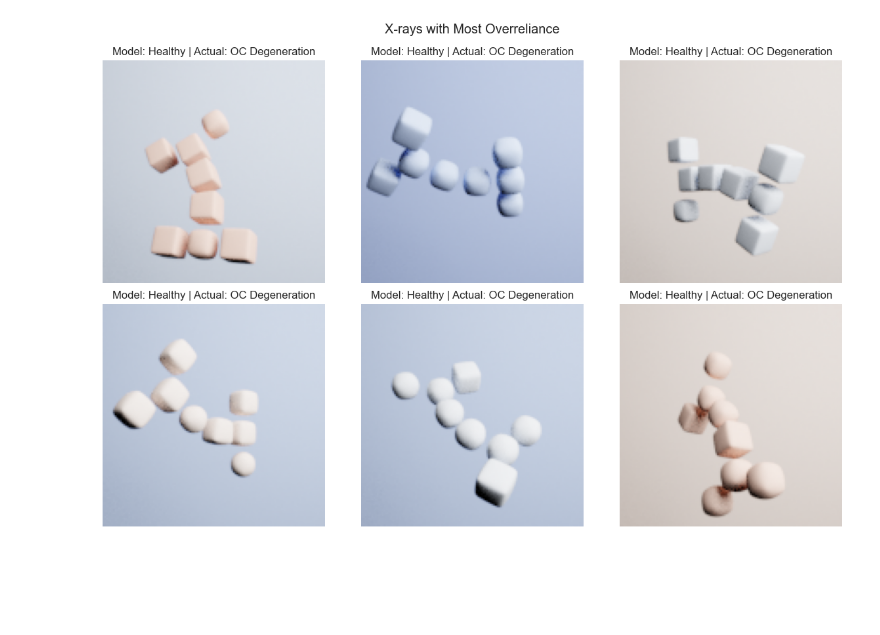
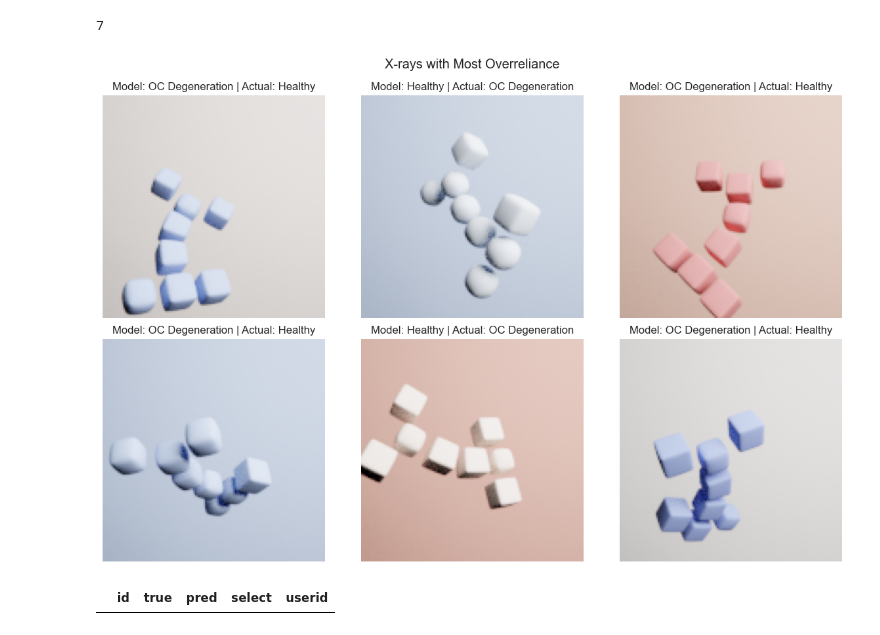
Before and after one commit to davidsjohnson/evalxai_studies, a Jupyter notebook: notebooks/results_full.ipynb, the cells around one changed output. Saved outputs shown, nothing was run; the diff lists cells and outputs as text; code cells hidden in the pictures; blank space fills up the shorter version.

```diff
--- a/notebooks/results_full.ipynb
+++ b/notebooks/results_full.ipynb
@@ -59,11 +56,11 @@ def get_results(df, stage):
 
     # healthy distrust (prev. approp. reliance)
     hdt_cond = disagree_cond & incorrect_preds
-    h_distrust = (hdt_cond).astype(int).sum() / (disagree_cond).astype(int).sum()
+    h_distrust = (hdt_cond).astype(int).sum() / (incorrect_preds).astype(int).sum()
 
     # health trust
     ht_cond = agree_cond & correct_preds
-    h_trust = (ht_cond).astype(int).sum() / (agree_cond).astype(int).sum()
+    h_trust = (ht_cond).astype(int).sum() / (correct_preds).astype(int).sum()
 
     return acc, reliance, overreliance, underreliance, disagree, h_distrust, h_trust
 # %%
@@ -270,9 +267,9 @@ df_hd = df_ai[hd_cond]['id'].value_counts().reset_index()
 df_ht = df_ai[ht_cond]['id'].value_counts().reset_index()
 # %%
 gdrive = Path('/Users/djohnson/Library/CloudStorage/GoogleDrive-fortjay81@gmail.com/My Drive')
-samples_path = gdrive / 'hcxai/blockies/oc_degeneration_original/original_input/ pytorch_model'
+samples_path = gdrive / 'hcxai/blockies/oc_degeneration_original/original_input/pytorch_model'
 
 
 
-xai_samples_csv = samples_path / 'original_input' / ' nobias_model' / '2024-10-17' / f'xai_samples' / 'xai_samples_df.csv'
+xai_samples_csv = samples_path / '2024-11-22/xai_samples/xai_samples_df.csv'
 df_xai_samples = pd.read_csv(xai_samples_csv )
@@ -287,0 +276,9 @@ data_dir_sickones = Path(data_dir_sickones)
+# %%
+# (or setup own data location if prefered)
+data_dir_sickones = utils.download_file(url="https://uni-bielefeld.sciebo.de/s/AIJLvXMwP0ngEiW/download",
+                               file_name="two4two_datasets.tar.gz",
+                               cache_dir= '../data',
+                               extract=False,
+                               force_download=False,
+                               archive_folder='two4two_datasets')
+data_dir_sickones
@@ -322,14 +310,33 @@ df_or
+# %%
+most_or_images = df_or[df_or['count'] > 0]
+imgs = {s.id: get_image(s.id) for _, s in most_or_images.iterrows()}
+len(imgs)
+# %% [output]
+7
 # %%
 fig, axes = plt.subplots(2, 3, figsize=(12, 8))
 
 for ax, (id, img) in zip(axes.flatten(), imgs.items()):
     ax.imshow(img)
     # user = df_xai_samples[df_xai_samples['id'] == id]['select']
-    model = CLASSES[df_xai_samples.loc[df_xai_samples['id'] == id, 'nobias_pred'].values[0]]
+    model = CLASSES[df_xai_samples.loc[df_xai_samples['id'] == id, 'pred'].values[0]]
     actual = CLASSES[df_xai_samples.loc[df_xai_samples['id'] == id, 'ill'].values[0]]
     ax.set_title(f'Model: {model} | Actual: {actual}')
     ax.axis('off')
 plt.suptitle('X-rays with Most Overreliance')
 plt.tight_layout()
 # %% [output]
-[figure, old version]
+[figure, new version]
+# %%
+df_ai_sorted = df_ai.sort_values(by=['id', 'userid'], ignore_index=True)
+df_noai_sorted = df_noai.sort_values(by=['id', 'userid'], ignore_index=True)
+
+flipped_df = df_ai_sorted[df_ai_sorted['select'] != df_noai_sorted['select']]
+
+inc_cond = flipped_df['pred'] != flipped_df['true']
+agg_cond = flipped_df['pred'] == flipped_df['select']
+or_cond_f = inc_cond & agg_cond
+
+flipped_df[or_cond_f]
+# %% [output]
+|  | id | true | pred | select | userid |
```
Also changed, not shown: parts of 32 cells of this notebook, 4 other files.
